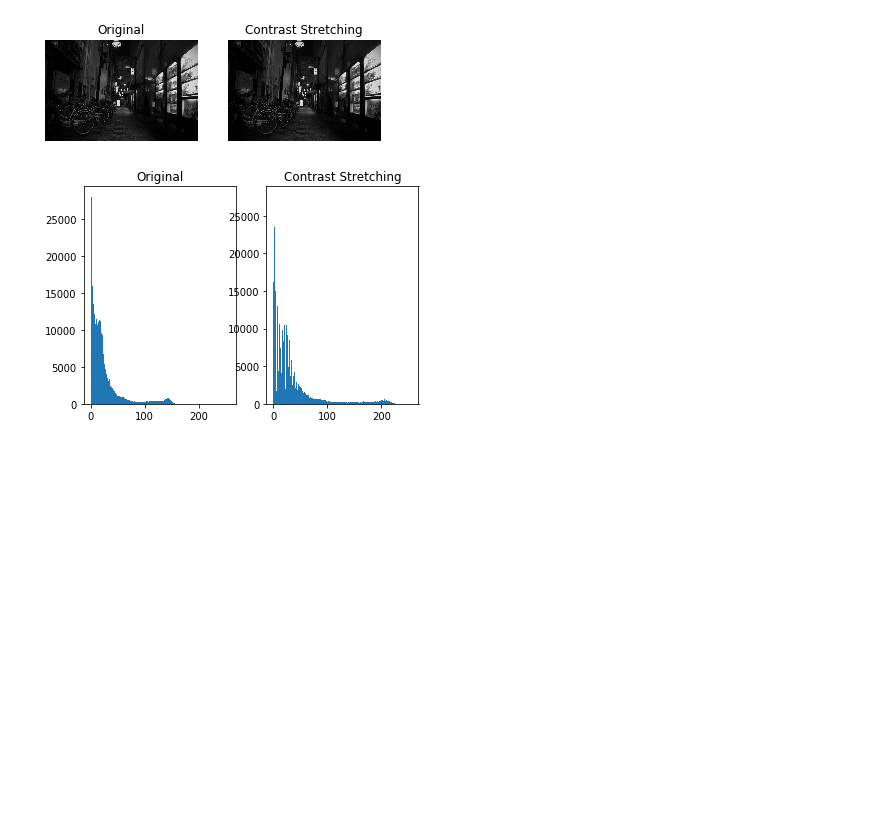
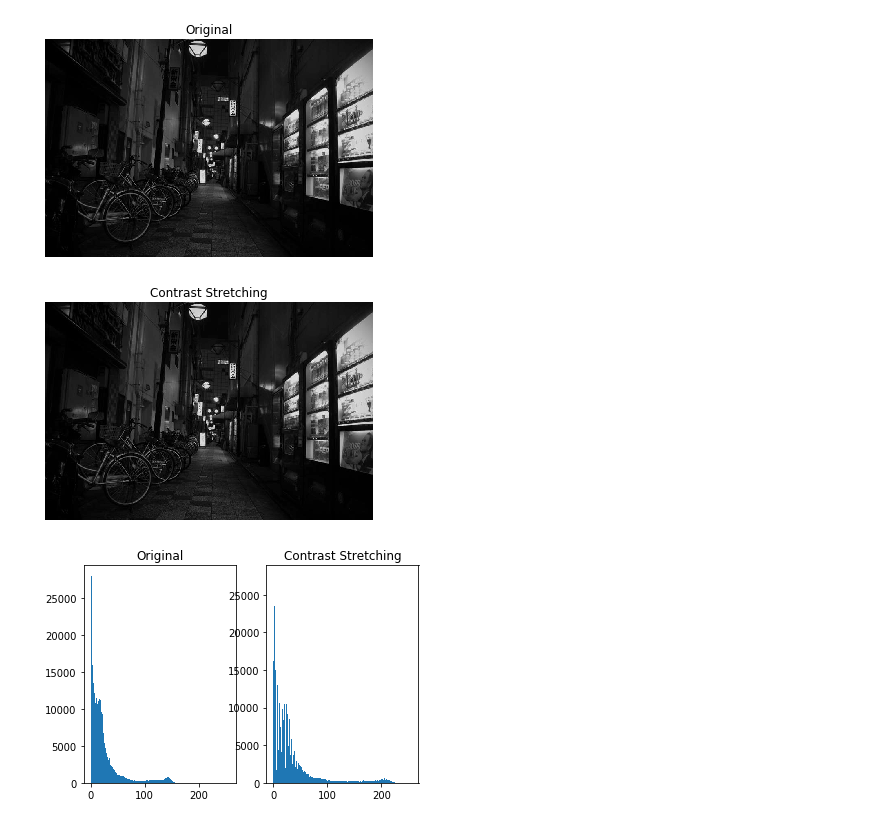
Before and after one commit to anwarfarihin/lab-pengcit, a Jupyter notebook: Tugas Lab 2 - Images/TugasLab2_Muhammad Anwar Farihin_1706039635.ipynb, the cells around one changed output. Saved outputs shown, nothing was run; the diff lists cells and outputs as text; code cells hidden in the pictures; blank space fills up the shorter version.

```diff
--- a/Tugas Lab 2 - Images/TugasLab2_Muhammad Anwar Farihin_1706039635.ipynb
+++ b/Tugas Lab 2 - Images/TugasLab2_Muhammad Anwar Farihin_1706039635.ipynb
@@ -23,17 +27,19 @@ plt.show()
 # %%
 import numpy as np
 # nomor 1 c
 mn = min(img1gray.flatten())
 mx = max(img1gray.flatten())
 b=int(np.floor(255 / (mx - mn)))
 img1cs = (img1gray-mn)*b
-plt.subplot(1,2,1); plt.imshow(img1gray,cmap=plt.cm.gray)
+plt.subplot(); plt.imshow(img1gray,cmap=plt.cm.gray)
 plt.title('Original'); plt.axis("off")
-plt.subplot(1,2,2); plt.imshow(img1cs,cmap=plt.cm.gray)
+plt.show()
+plt.subplot(); plt.imshow(img1cs,cmap=plt.cm.gray)
 plt.title('Contrast Stretching'); plt.axis("off")
 plt.show()
 # %% [output]
-[figure, old version]
+[figure, new version]
+[figure, added]
 # %%
 from skimage import util
 gray = util.img_as_ubyte(color.rgb2gray(img1))
```
Also changed, not shown: parts of 5 cells of this notebook, 2 other files.
